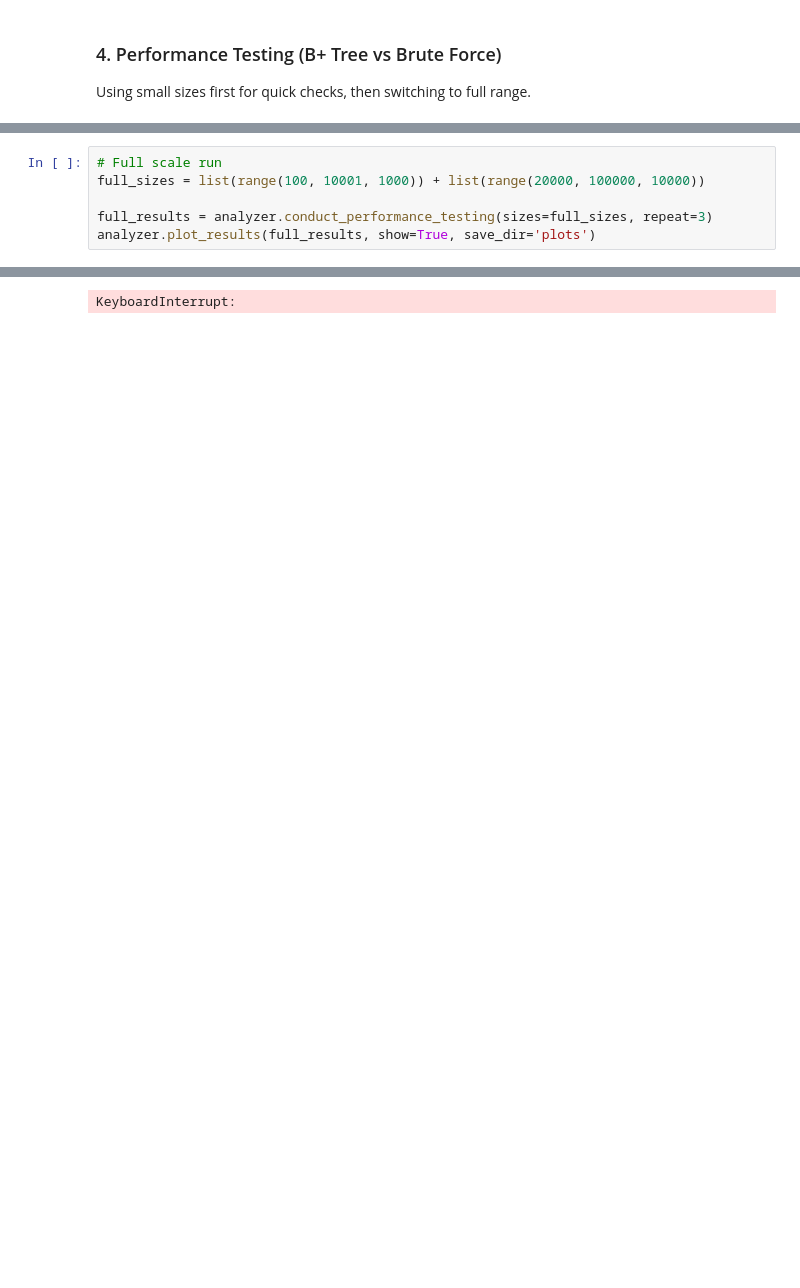
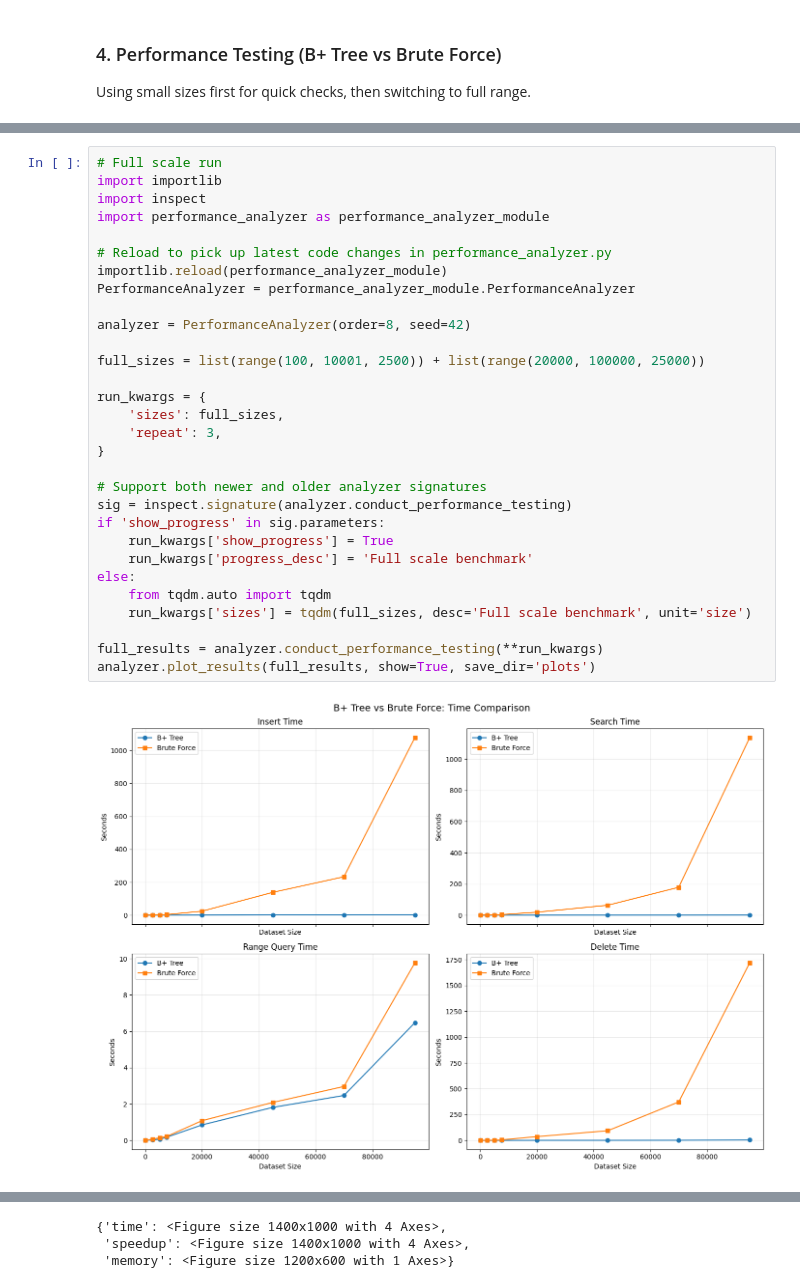
Before and after one commit to OgiboyinaAkash/DB_A2, a Jupyter notebook: Module_A/database/main.ipynb, the cells around one changed output, grey strips where cells are left out. Saved outputs shown, nothing was run; the diff lists cells and outputs as text; blank space fills up the shorter version.

Commit message:
Module A done

```diff
--- a/Module_A/database/main.ipynb
+++ b/Module_A/database/main.ipynb
@@ -431,7 +431,32 @@ pd.DataFrame(summary_rows).head(12)
 # %%
 # Full scale run
-full_sizes = list(range(100, 10001, 1000)) + list(range(20000, 100000, 10000))
+import importlib
+import inspect
+import performance_analyzer as performance_analyzer_module
 
-full_results = analyzer.conduct_performance_testing(sizes=full_sizes, repeat=3)
+# Reload to pick up latest code changes in performance_analyzer.py
+importlib.reload(performance_analyzer_module)
+PerformanceAnalyzer = performance_analyzer_module.PerformanceAnalyzer
+
+analyzer = PerformanceAnalyzer(order=8, seed=42)
+
+full_sizes = list(range(100, 10001, 2500)) + list(range(20000, 100000, 25000))
+
+run_kwargs = {
+    'sizes': full_sizes,
+    'repeat': 3,
+}
+
+# Support both newer and older analyzer signatures
+sig = inspect.signature(analyzer.conduct_performance_testing)
+if 'show_progress' in sig.parameters:
+    run_kwargs['show_progress'] = True
+    run_kwargs['progress_desc'] = 'Full scale benchmark'
+else:
+    from tqdm.auto import tqdm
+    run_kwargs['sizes'] = tqdm(full_sizes, desc='Full scale benchmark', unit='size')
+
+full_results = analyzer.conduct_performance_testing(**run_kwargs)
 analyzer.plot_results(full_results, show=True, save_dir='plots')
 # %% [output]
+[figure, added]
@@ -438 +465,3 @@ analyzer.plot_results(full_results, show=True, save_dir='plots')
-KeyboardInterrupt:
+{'time': <Figure size 1400x1000 with 4 Axes>,
+ 'speedup': <Figure size 1400x1000 with 4 Axes>,
+ 'memory': <Figure size 1200x600 with 1 Axes>}
```
Also changed, not shown: parts of 14 cells of this notebook, 9 other files.
